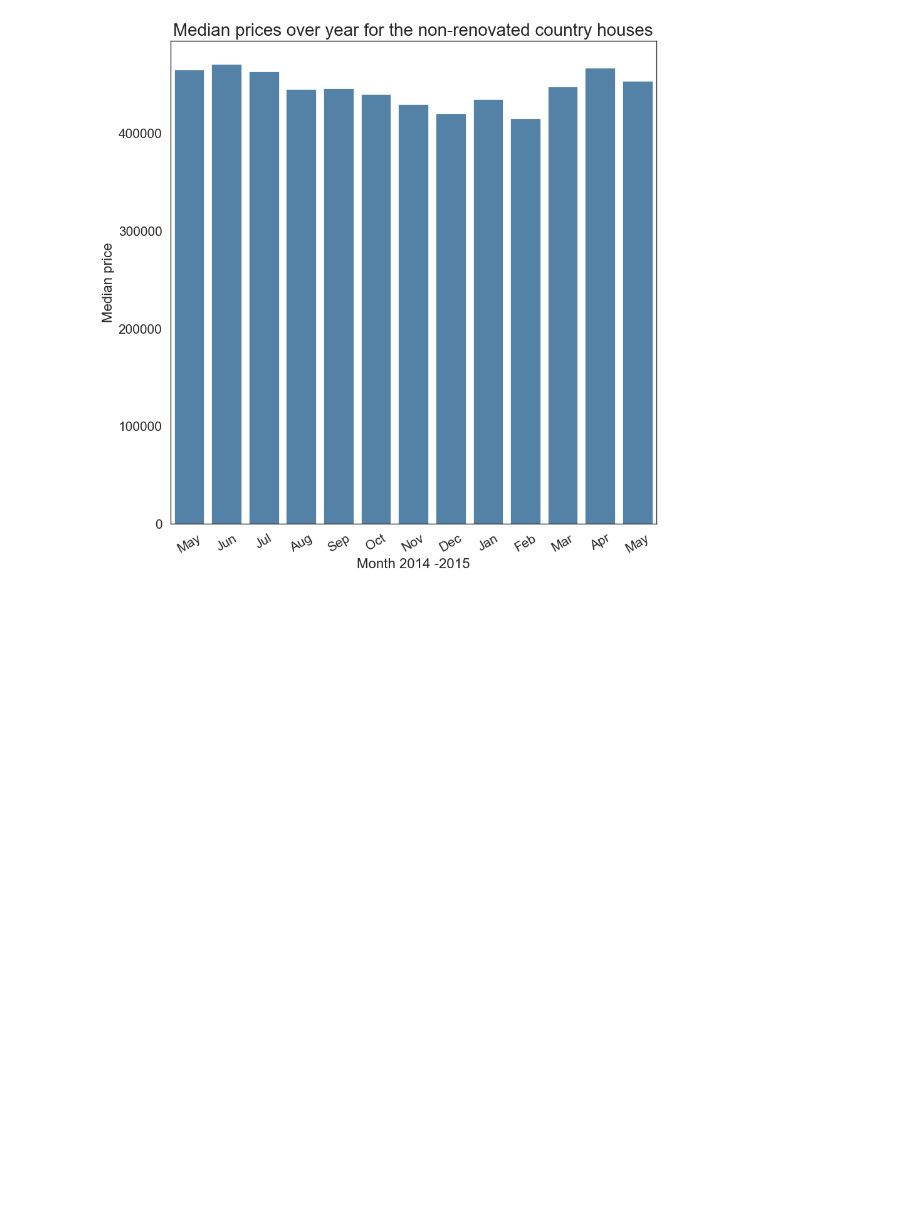
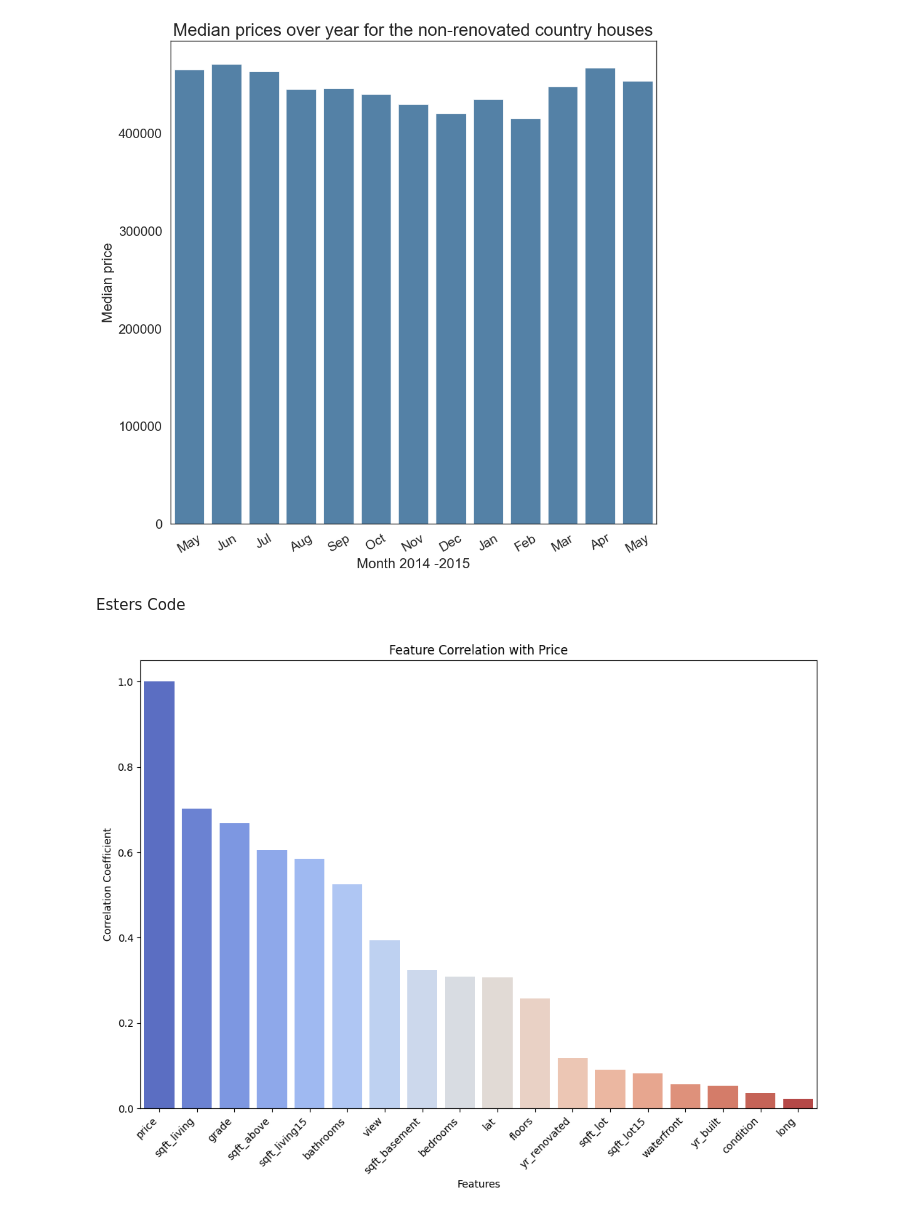
Before and after one commit to M4R1T4/EDA_proj_Nov_2023, a Jupyter notebook: EDA.ipynb, the cells around one changed output. Cells and saved outputs as stored; diff of their text form; code cells hidden in the pictures; blank space fills up the shorter version.

Commit message:
Esters code

```diff
--- a/EDA.ipynb
+++ b/EDA.ipynb
@@ -704,3 +709,23 @@ ax.tick_params(labelsize=15)
 plt.savefig('plot_pictures/plot_price_over_time.png', dpi='figure');
 # %% [output]
 [figure]
+# %% [markdown]
+Esters Code
+# %%
+selected_features = ['bedrooms', 'bathrooms', 'sqft_living', 'sqft_lot', 'floors', 'waterfront',
+                      'view', 'condition', 'grade', 'sqft_above', 'sqft_basement', 'yr_built',
+                      'yr_renovated', 'lat', 'long', 'sqft_living15', 'sqft_lot15', 'price']
+df_selected = df[selected_features]
+correlation_matrix = df_selected.corr()
+# Plotting
+plt.figure(figsize=(12, 8))
+sns.barplot(x=correlation_matrix['price'].sort_values(ascending=False).index,
+            y=correlation_matrix['price'].sort_values(ascending=False),
+            palette="coolwarm")
+plt.title('Feature Correlation with Price')
+plt.xlabel('Features')
+plt.ylabel('Correlation Coefficient')
+plt.xticks(rotation=45, ha="right")
+plt.show()
+# %% [output]
+[figure, added]
```
Also changed, not shown: parts of 4 cells of this notebook.
